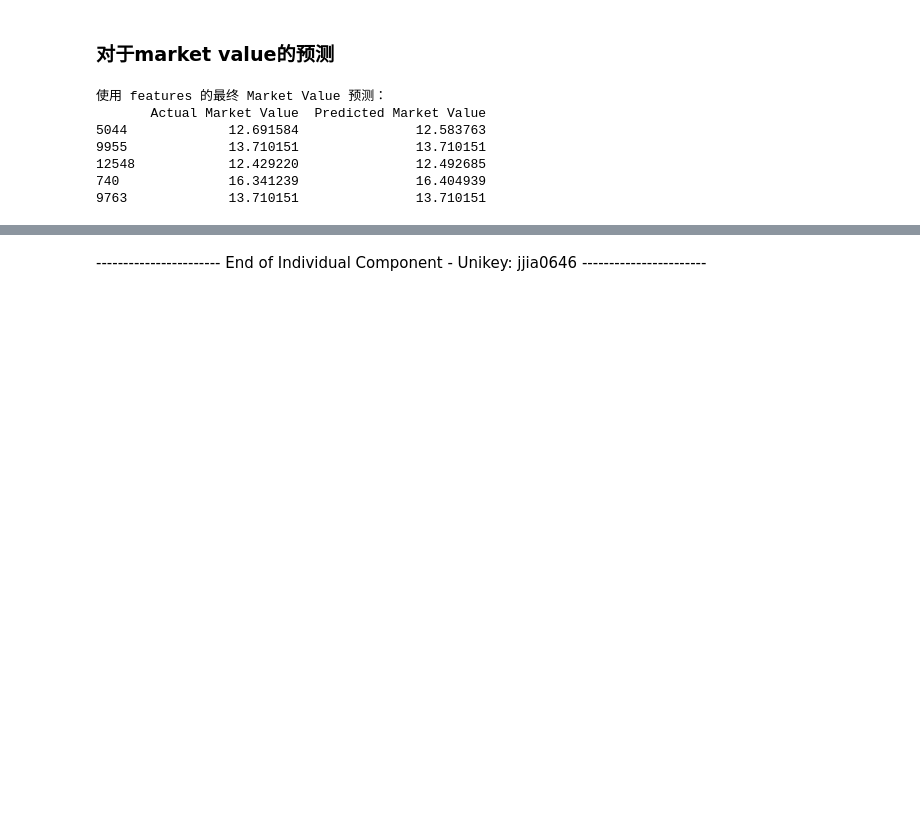
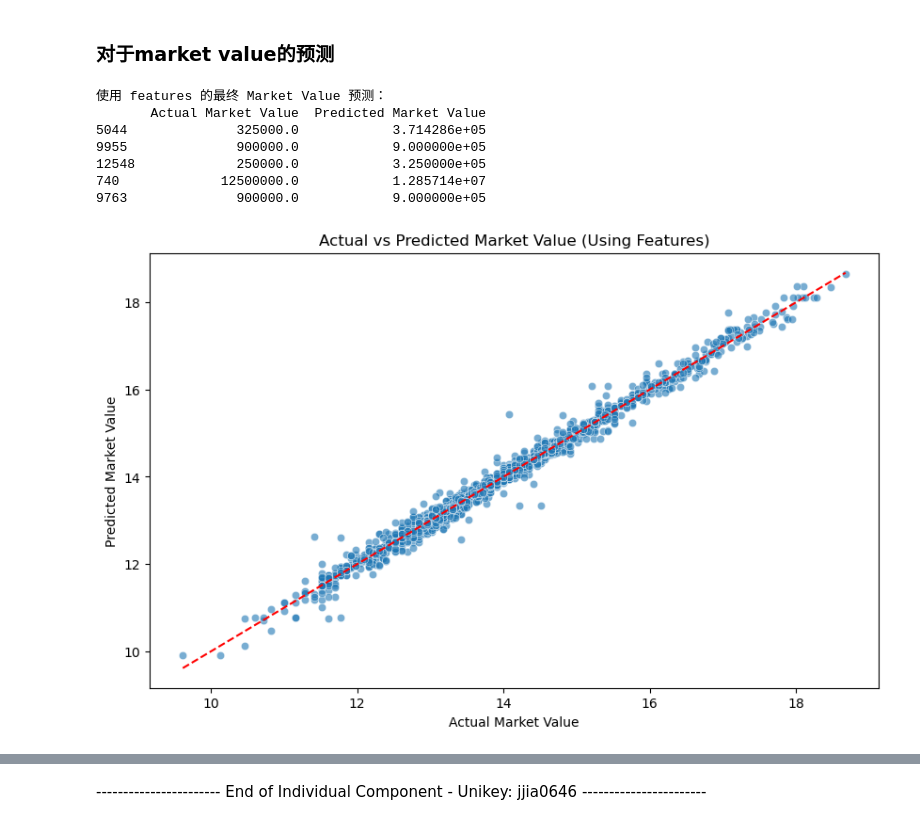
Before and after one commit to ThisFat/5310assignment2, a Jupyter notebook: Group1_Activity9_A2_Code.ipynb, the cells around one changed output, grey strips where cells are left out. Cells and saved outputs as stored; diff of their text form; code cells hidden in the pictures; blank space fills up the shorter version.

```diff
--- a/Group1_Activity9_A2_Code.ipynb
+++ b/Group1_Activity9_A2_Code.ipynb
@@ -348,24 +348,40 @@ plt.show()
 # 在测试集上进行预测
 final_predictions_logged = best_dt_regressor.predict(test_feature)
 
-final_predictions = np.expm1(final_predictions_logged)
+final_predictions = np.log1p(final_predictions_logged)
 
-test_labels_original = np.expm1(test_labels_logged)
+test_labels_original = np.log1p(test_labels_logged)
 
 # 将预测值保存到 DataFrame 中
 final_results = pd.DataFrame({
-    'Actual Market Value': test_labels_original,
-    'Predicted Market Value': final_predictions
+    'Actual Market Value': test_labels_logged,
+    'Predicted Market Value': final_predictions_logged
 })
 
 # 显示预测结果
 print("\n使用 features 的最终 Market Value 预测：")
 print(final_results.head())
+
+#final_results.to_csv('final_predictions_features.csv1', index=False)
 # %% [output]
 使用 features 的最终 Market Value 预测：
        Actual Market Value  Predicted Market Value
-5044             12.691584               12.583763
-9955             13.710151               13.710151
-12548            12.429220               12.492685
-740              16.341239               16.404939
-9763             13.710151               13.710151
+5044              325000.0            3.714286e+05
+9955              900000.0            9.000000e+05
+12548             250000.0            3.250000e+05
+740             12500000.0            1.285714e+07
+9763              900000.0            9.000000e+05
+# %%
+import matplotlib.pyplot as plt
+import seaborn as sns
+
+# 绘制使用 features 的模型的散点图
+plt.figure(figsize=(10, 6))
+sns.scatterplot(x=test_labels_original, y=final_predictions, alpha=0.6)
+plt.plot([min(test_labels_original), max(test_labels_original)], [min(test_labels_original), max(test_labels_original)], color='red', linestyle='--')  # 理想情况的对角线
+plt.xlabel('Actual Market Value')
+plt.ylabel('Predicted Market Value')
+plt.title('Actual vs Predicted Market Value (Using Features)')
+plt.show()
+# %% [output]
+[figure, added]
```
Also changed, not shown: parts of 13 cells of this notebook.
